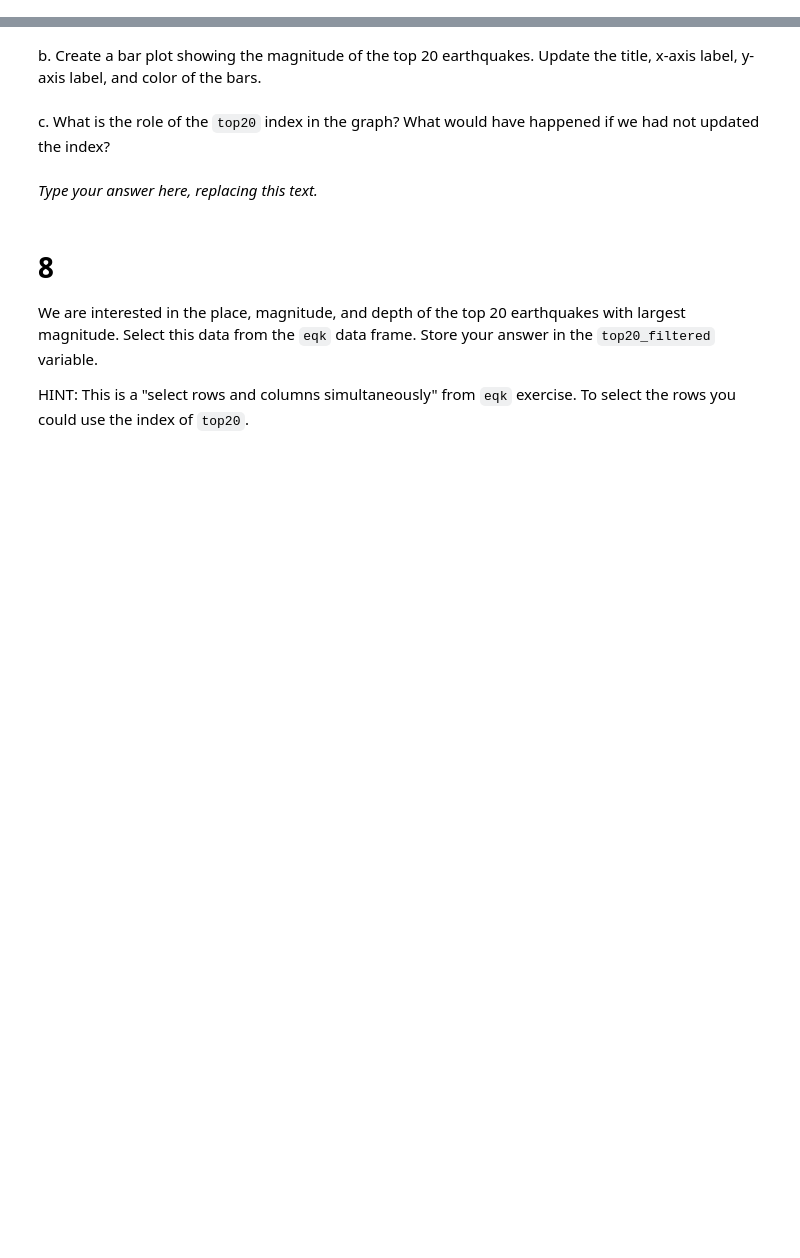
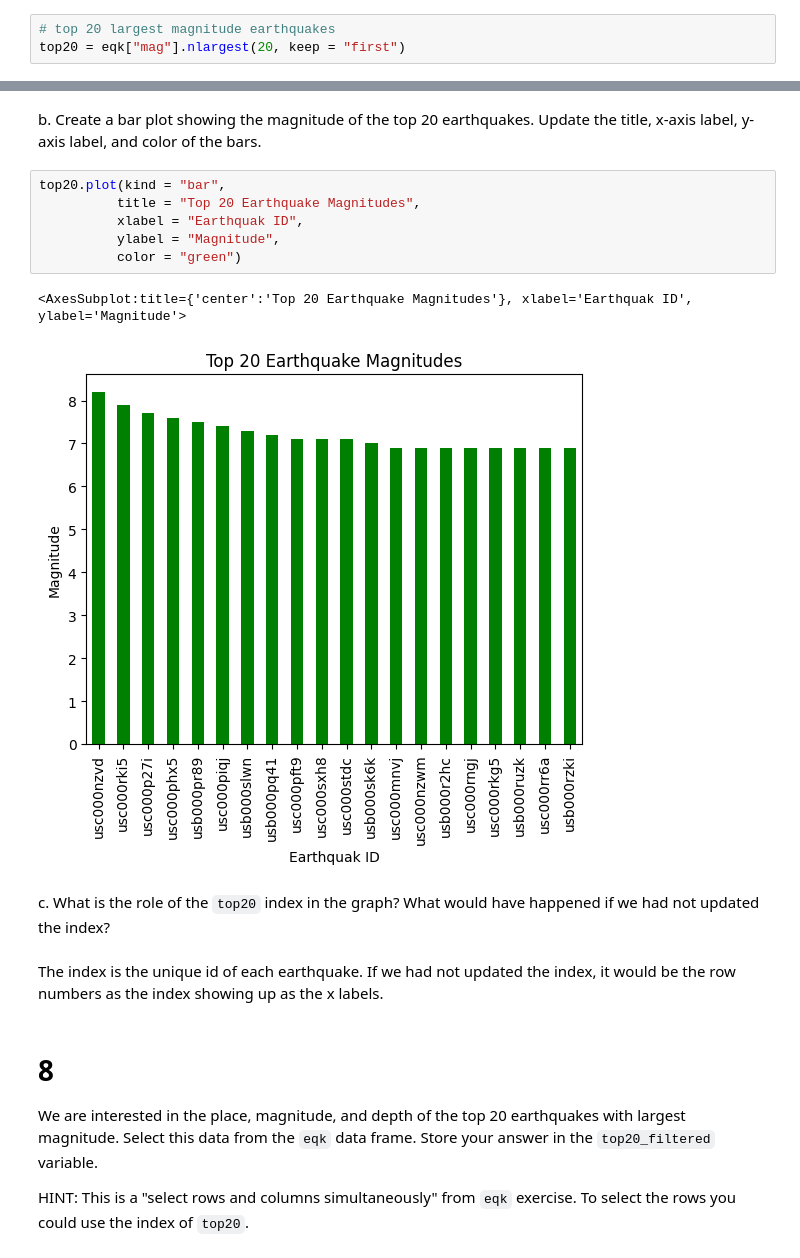
Before and after one commit to imsibaja/eds220-hwk1, a Jupyter notebook: hwk1-task3-earthquakes.ipynb, the cells around one changed output, grey strips where cells are left out. Drawn from its saved outputs; the diff is of its cells as text; blank space fills up the shorter version.

```diff
--- a/hwk1-task3-earthquakes.ipynb
+++ b/hwk1-task3-earthquakes.ipynb
@@ -169,3 +181,6 @@ top20 = ...
+# %%
+# top 20 largest magnitude earthquakes
+top20 = eqk["mag"].nlargest(20, keep = "first")
 # %%
 # View the dataframe
 top20
@@ -173,14 +206,23 @@ top20
 <!-- BEGIN QUESTION -->
 
 b. Create a bar plot showing the magnitude of the top 20 earthquakes. Update the title, x-axis label, y-axis label, and color of the bars.
+# %%
+top20.plot(kind = "bar",
+          title = "Top 20 Earthquake Magnitudes",
+          xlabel = "Earthquak ID",
+          ylabel = "Magnitude",
+          color = "green")
+# %% [output]
+<AxesSubplot:title={'center':'Top 20 Earthquake Magnitudes'}, xlabel='Earthquak ID', ylabel='Magnitude'>
+[figure, added]
 # %% [markdown]
 <!-- END QUESTION -->
 
 <!-- BEGIN QUESTION -->
 
 c. What is the role of the `top20` index in the graph? What would have happened if we had not updated the index?
-# %% [markdown]
-_Type your answer here, replacing this text._
+# %% [markdown]
+The index is the unique id of each earthquake. If we had not updated the index, it would be the row numbers as the index showing up as the x labels.
 # %% [markdown]
 <!-- END QUESTION -->
 
```
Also changed, not shown: parts of 11 cells of this notebook.
